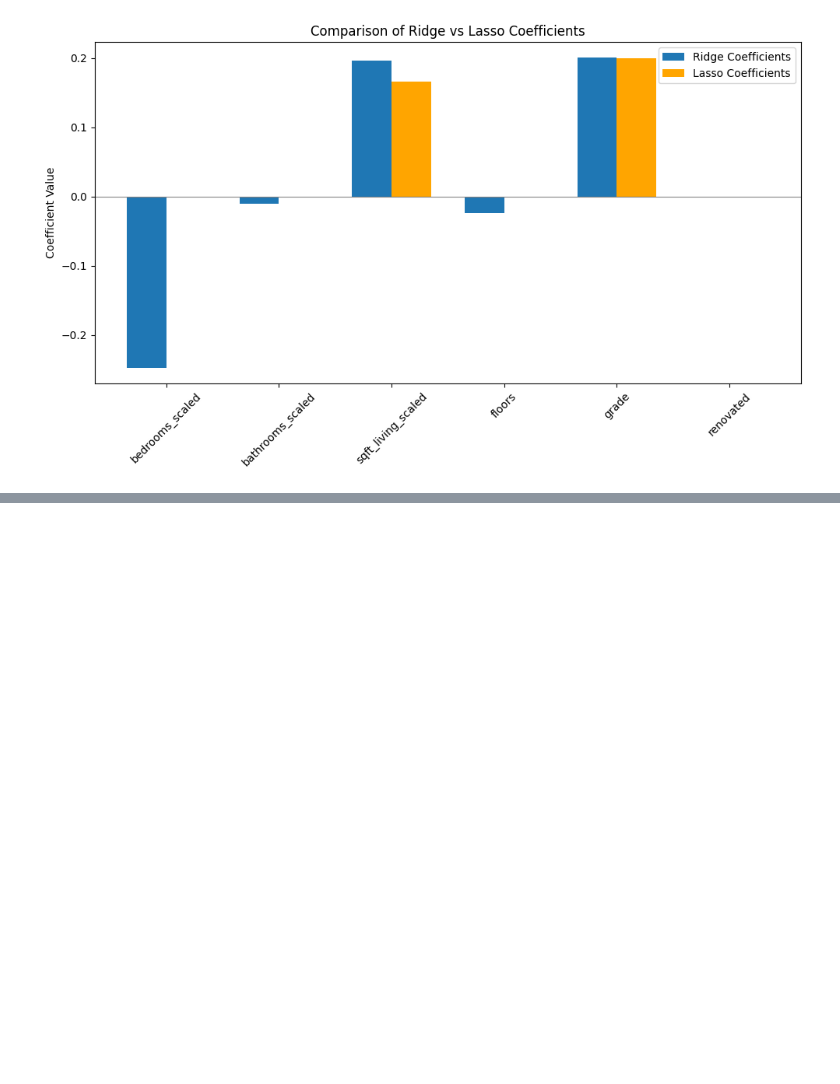
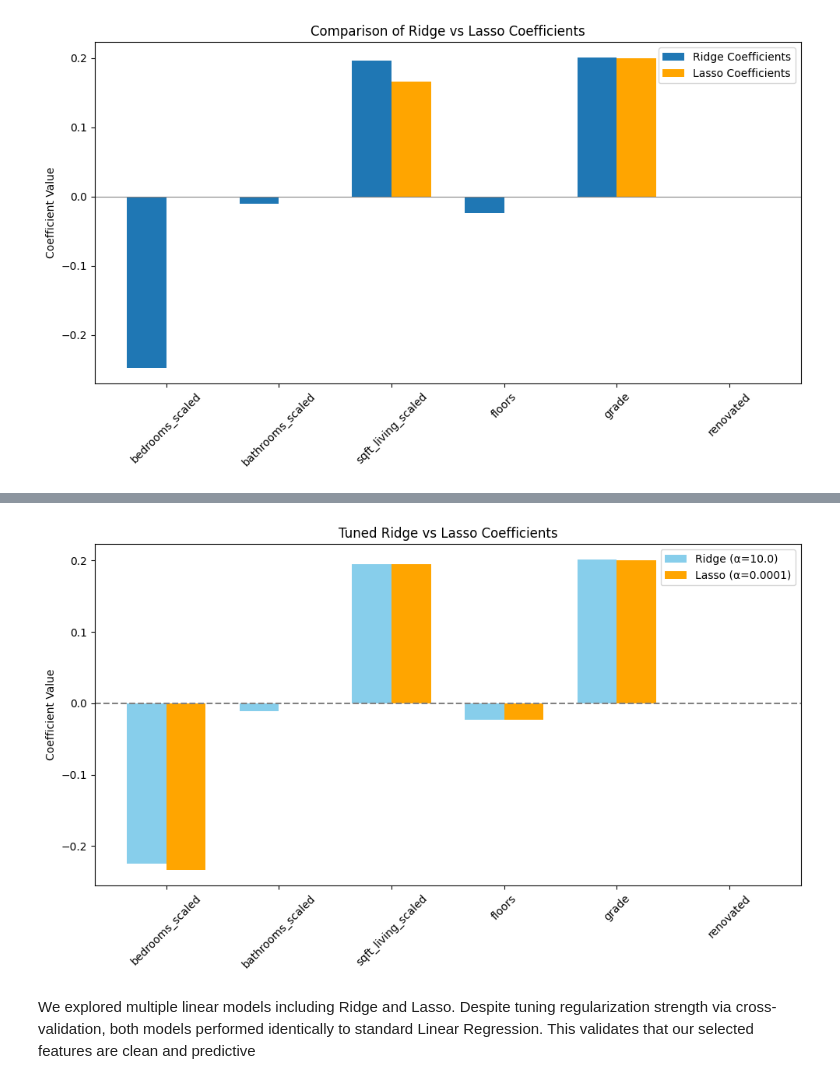
Before and after one commit to OmerTDK/Paris-Housing-Analysis, a Jupyter notebook: Analysis.ipynb, the cells around one changed output, grey strips where cells are left out. Saved outputs shown, nothing was run; the diff lists cells and outputs as text; code cells hidden in the pictures; blank space fills up the shorter version.

```diff
--- a/Analysis.ipynb
+++ b/Analysis.ipynb
@@ -937,3 +937,16 @@ plt.tight_layout()
 plt.show()
 # %% [output]
 [figure]
+# %%
+from sklearn.linear_model import RidgeCV, LassoCV
+
+# Ridge with cross-validated alpha
+ridge_cv = RidgeCV(alphas=[0.01, 0.1, 1.0, 10.0])
+ridge_cv.fit(X_train, y_train)
+
+# Lasso with cross-validated alpha
+lasso_cv = LassoCV(alphas=[0.0001, 0.001, 0.01, 0.1, 1.0], max_iter=10000)
+lasso_cv.fit(X_train, y_train)
+
+print("Best Ridge alpha:", ridge_cv.alpha_)
+print("Best Lasso alpha:", lasso_cv.alpha_)
@@ -939,0 +1029,28 @@ plt.show()
+# %%
+# Get feature names
+feature_names = X_train.columns
+
+# Extract coefficients
+ridge_coefs = ridge_best.coef_
+lasso_coefs = lasso_best.coef_
+
+# Plot
+x = np.arange(len(feature_names))
+width = 0.35
+
+plt.figure(figsize=(10, 6))
+plt.bar(x - width/2, ridge_coefs, width, label='Ridge (α=10.0)', color='skyblue')
+plt.bar(x + width/2, lasso_coefs, width, label='Lasso (α=0.0001)', color='orange')
+plt.xticks(ticks=x, labels=feature_names, rotation=45)
+plt.axhline(0, color='gray', linestyle='--')
+plt.ylabel("Coefficient Value")
+plt.title("Tuned Ridge vs Lasso Coefficients")
+plt.legend()
+plt.tight_layout()
+plt.show()
+# %% [output]
+[figure, added]
+# %% [markdown]
+We explored multiple linear models including Ridge and Lasso.
+Despite tuning regularization strength via cross-validation, both models performed identically to standard Linear Regression.
+This validates that our selected features are clean and predictive
```
Also changed, not shown: parts of 4 cells of this notebook.
